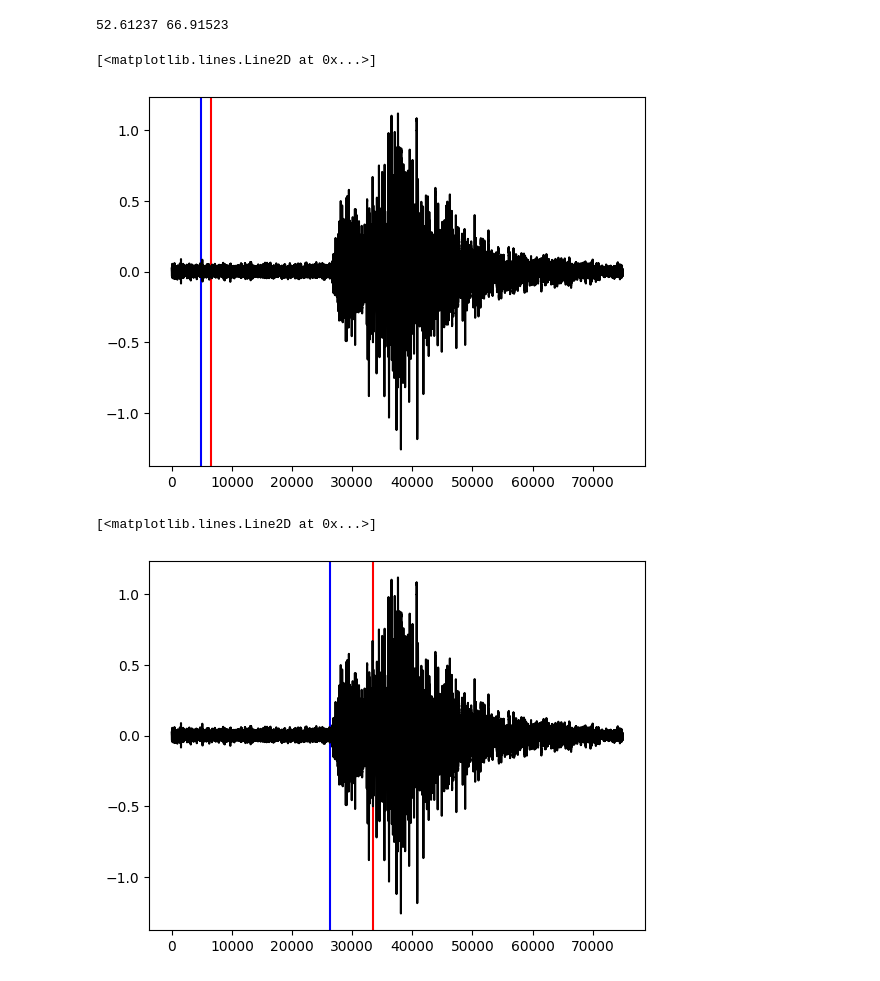
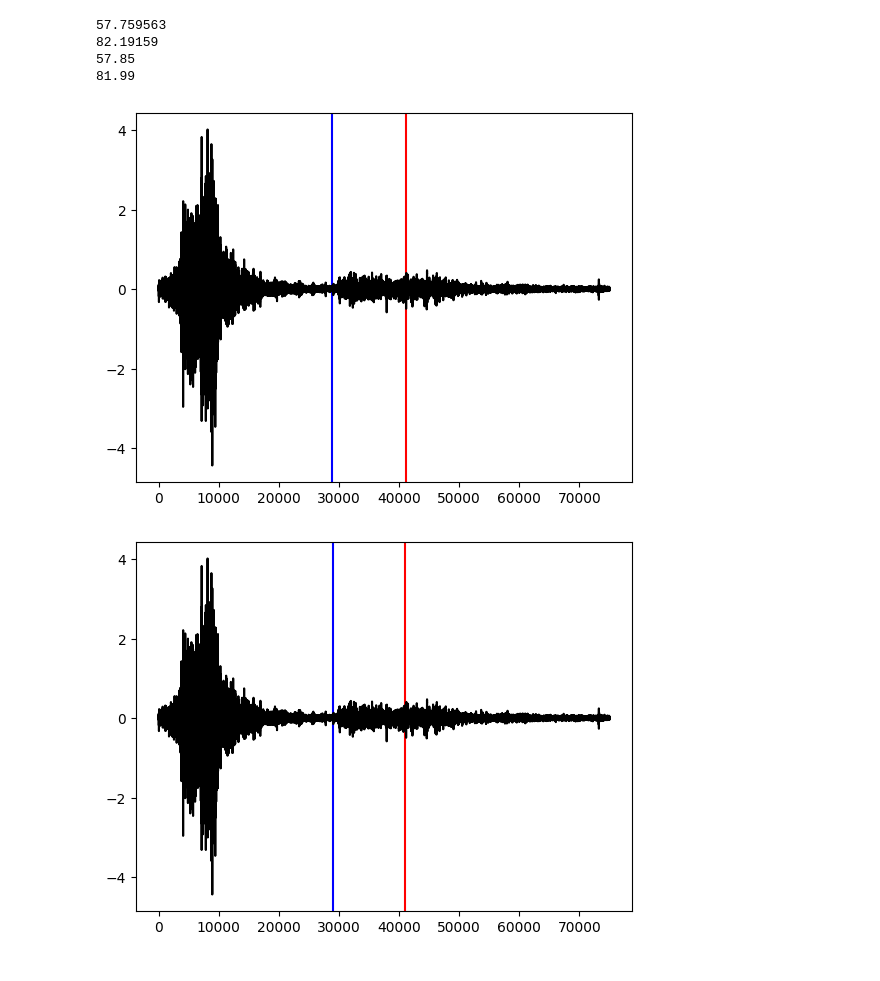
Before and after one commit to sixu0/DLMPick, a Jupyter notebook: test.ipynb, the cells around one changed output. Drawn from its saved outputs; the diff is of its cells as text; code cells hidden in the pictures.

```diff
--- a/test.ipynb
+++ b/test.ipynb
@@ -13,15 +13,11 @@ eqt_model = sbm.EQTransformer.from_pretrained("original")
 pn_model = sbm.PhaseNet.from_pretrained("stead")
 # %%
-i = 32
+i = 12
 zfile = 'data/YB.EF0' + str(i) + '.DPZ.SAC'
 nfile = 'data/YB.EF0' + str(i) + '.DPN.SAC'
 efile = 'data/YB.EF0' + str(i) + '.DPE.SAC'
-pfile = 'data/YB.EF0' + str(i) + '.pick.SAC'
 st = []
 st1 = read(zfile)
 st2 = read(nfile)
 st3 = read(efile)
-st4 = read(pfile)
-print(st4[0].stats.sac['user1'],st4[0].stats.sac['user2'])
+st = st1+st2+st3
-# %% [output]
-52.61237 66.91523
@@ -33,15 +24,22 @@ eqt_preds = eqt_model.annotate(st)
-# %%
-plt.axvline(np.argmax(eqt_preds[1]),c = 'blue')
-plt.axvline(np.argmax(eqt_preds[2]),c = 'red')
-plt.plot(st[0],c = 'black')
-# %% [output]
-[<matplotlib.lines.Line2D at 0x...>]
-[figure, removed]
+# %%
+print(st2[0].stats.sac['a'])
+print(st2[0].stats.sac['t0'])
+print(st2[0].stats.sac['user7'])
+print(st2[0].stats.sac['user8'])
+# %% [output]
+57.759563
+82.19159
+57.85
+81.99
 # %%
-plt.axvline(st4[0].stats.sac['user1']*500,c = 'blue')
-plt.axvline(st4[0].stats.sac['user2']*500,c ='r' )
-
-plt.plot(st[0],c = 'black')
+plt.axvline(st1[0].stats.sac['a']*500,c = 'blue')
+plt.axvline(st1[0].stats.sac['t0']*500,c ='r' )
+plt.plot(st1[0],c = 'black')
+plt.show()
+plt.axvline(st1[0].stats.sac['user7']*500,c = 'blue')
+plt.axvline(st1[0].stats.sac['user8']*500,c ='r' )
+plt.plot(st1[0],c = 'black')
+plt.show()
 # %% [output]
-[<matplotlib.lines.Line2D at 0x...>]
-[figure, old version]
+[figure, new version]
+[figure, added]
```
Also changed, not shown: parts of 2 cells of this notebook, 16 other files.
